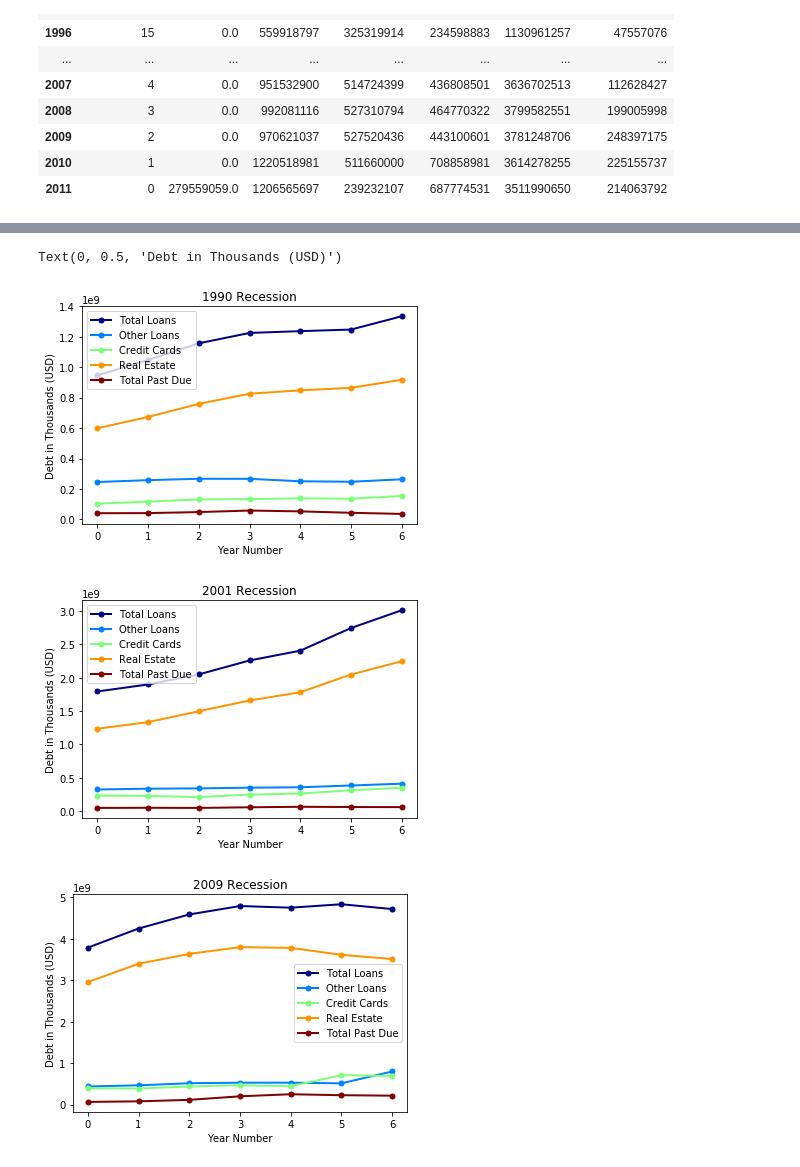
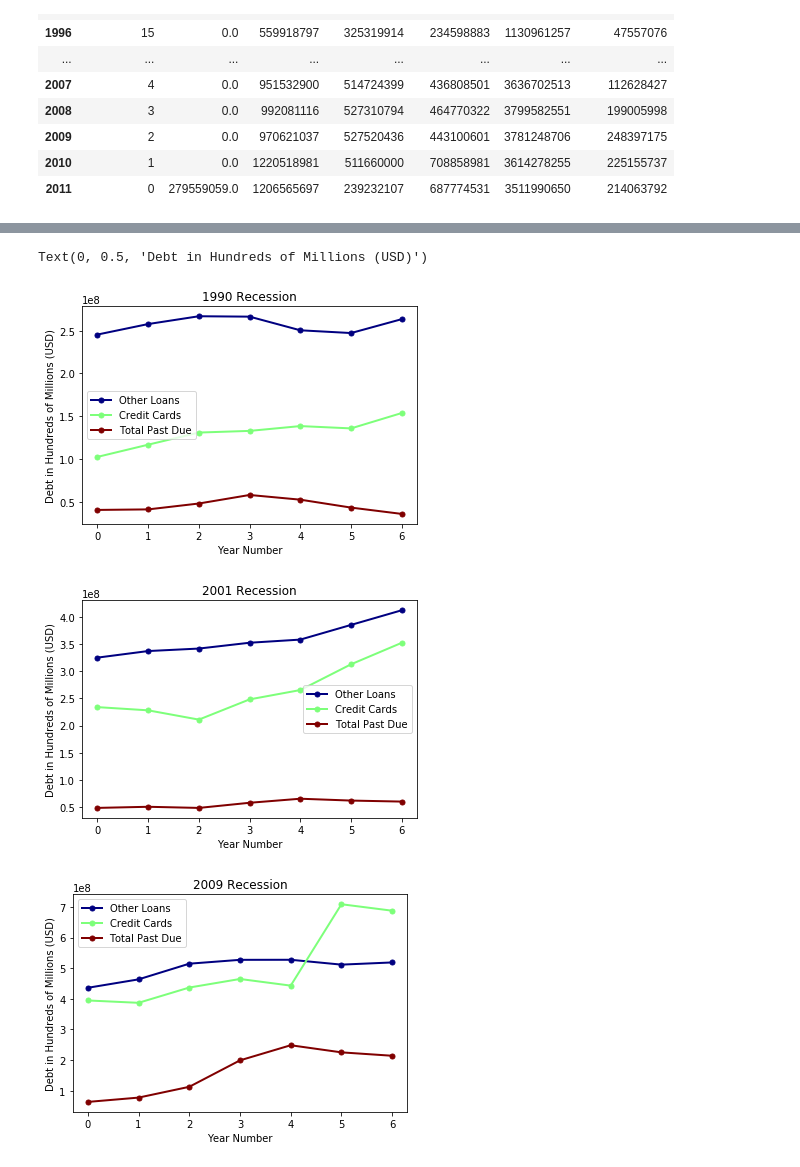
Before and after one commit to brownal05/project1, a Jupyter notebook: notebooks/nick.ipynb, the cells around one changed output, grey strips where cells are left out. Drawn from its saved outputs; the diff is of its cells as text; code cells hidden in the pictures.

```diff
--- a/notebooks/nick.ipynb
+++ b/notebooks/nick.ipynb
@@ -104,6 +104,7 @@ debt.groupby('Year').sum()
 # %%
 debt['Other Loans'] = debt['Other Loans'] + debt['Auto Loans']
 debt['Total Loans'] = debt['Total Loans'] + debt['Real Estate']
-debt_clean = debt.drop(columns = ['Unnamed: 0','Auto Loans'])
-debt_clean.sort_values('Year')
+debt_clean = debt.drop(columns = ['Unnamed: 0','Auto Loans', 'State'])
+debt_clean = debt_clean.sort_values('Year', ascending=True).reset_index().drop(columns = 'index')
+debt_clean
 # %% [output]
@@ -133,9 +141,16 @@ debt_clean_all_years.plot(x='Year', y='Total Loans')
 # %%
-debt_clean_first_rec = debt_clean[(debt_clean['Year'] == 1987) | (debt_clean['Year'] == 1988) | (debt_clean['Year'] == 1989) | (debt_clean['Year'] == 1990) |
+# Creates dataframes based around each recession period
+first_rec = debt_clean[(debt_clean['Year'] == 1987) | (debt_clean['Year'] == 1988) | (debt_clean['Year'] == 1989) | (debt_clean['Year'] == 1990) |
           (debt_clean['Year'] == 1991) | (debt_clean['Year'] == 1992) | (debt_clean['Year'] == 1993)]
+second_rec = debt_clean[(debt_clean['Year'] == 1997) | (debt_clean['Year'] == 1998) | (debt_clean['Year'] == 1999) | (debt_clean['Year'] == 2000) |
+          (debt_clean['Year'] == 2001) | (debt_clean['Year'] == 2002) | (debt_clean['Year'] == 2003)]
+third_rec = debt_clean[(debt_clean['Year'] == 2005) | (debt_clean['Year'] == 2006) | (debt_clean['Year'] == 2007) | (debt_clean['Year'] == 2008) |
+          (debt_clean['Year'] == 2009) | (debt_clean['Year'] == 2010) | (debt_clean['Year'] == 2011)]
 
-debt_clean_second_rec = debt_clean[(debt_clean['Year'] == 1997) | (debt_clean['Year'] == 1998) | (debt_clean['Year'] == 1999) | (debt_clean['Year'] == 2000) |
-          (debt_clean['Year'] == 2001) | (debt_clean['Year'] == 2002) | (debt_clean['Year'] == 2003)]
+# Sums the data for each recession dataframe
+first_rec = first_rec.groupby('Year').sum().reset_index()
+second_rec = second_rec.groupby('Year').sum().reset_index()
+third_rec = third_rec.groupby('Year').sum().reset_index()
 
-debt_clean_third_rec = debt_clean[(debt_clean['Year'] == 2005) | (debt_clean['Year'] == 2006) | (debt_clean['Year'] == 2007) | (debt_clean['Year'] == 2008) |
-          (debt_clean['Year'] == 2009) | (debt_clean['Year'] == 2010) | (debt_clean['Year'] == 2011)]
+# Caption to denote what year means when plotting each recession
+caption_text = '3 Years before and after peak recession year included'
@@ -160,25 +202,27 @@ plt.show()
 # %%
-debt_clean_first_rec_tot_plot = debt_clean_first_rec_tot.drop(columns = ['Year'])
-ax = debt_clean_first_rec_tot_plot.plot(lw=2, colormap='jet', marker='.', markersize=10, title='1990 Recession')
+#
+all_but_real_estate = ['Year', 'Total Loans', 'Real Estate']
+first_rec_line_else = first_rec.drop(columns = all_but_real_estate)
+ax = first_rec_line_else.plot(lw=2, colormap='jet', marker='.', markersize=10, title='1990 Recession')
 ax.set_xlabel("Year Number")
-ax.set_ylabel("Debt in Thousands (USD)")
+ax.set_ylabel("Debt in Hundreds of Millions (USD)")
 
-debt_clean_second_rec_tot_plot = debt_clean_second_rec_tot.drop(columns = ['Year'])
-ax2 = debt_clean_second_rec_tot_plot.plot(lw=2, colormap='jet', marker='.', markersize=10, title='2001 Recession')
+second_rec_line_else = second_rec.drop(columns = all_but_real_estate)
+ax2 = second_rec_line_else.plot(lw=2, colormap='jet', marker='.', markersize=10, title='2001 Recession')
 ax2.set_xlabel("Year Number")
-ax2.set_ylabel("Debt in Thousands (USD)")
+ax2.set_ylabel("Debt in Hundreds of Millions (USD)")
 
 
-debt_clean_third_rec_tot_plot = debt_clean_third_rec_tot.drop(columns = ['Year'])
-ax3 = debt_clean_third_rec_tot_plot.plot(lw=2, colormap='jet', marker='.', markersize=10, title='2009 Recession')
+third_rec_line_else = third_rec.drop(columns = all_but_real_estate)
+ax3 = third_rec_line_else.plot(lw=2, colormap='jet', marker='.', markersize=10, title='2009 Recession')
 ax3.set_xlabel("Year Number")
-ax3.set_ylabel("Debt in Thousands (USD)")
+ax3.set_ylabel("Debt in Hundreds of Millions (USD)")
 
 #debt_clean_first_rec_tot.plot(x='Year', y='Total Loans', kind = 'line')
 #debt_clean_second_rec_tot.plot(x='Year', y='Total Loans')
 #debt_clean_third_rec_tot.plot(x='Year', y='Total Loans')
 # %% [output]
-Text(0, 0.5, 'Debt in Thousands (USD)')
+Text(0, 0.5, 'Debt in Hundreds of Millions (USD)')
-[figure, old version]
+[figure, new version]
-[figure, old version]
+[figure, new version]
-[figure, old version]
+[figure, new version]
```
Also changed, not shown: parts of 22 cells of this notebook.
